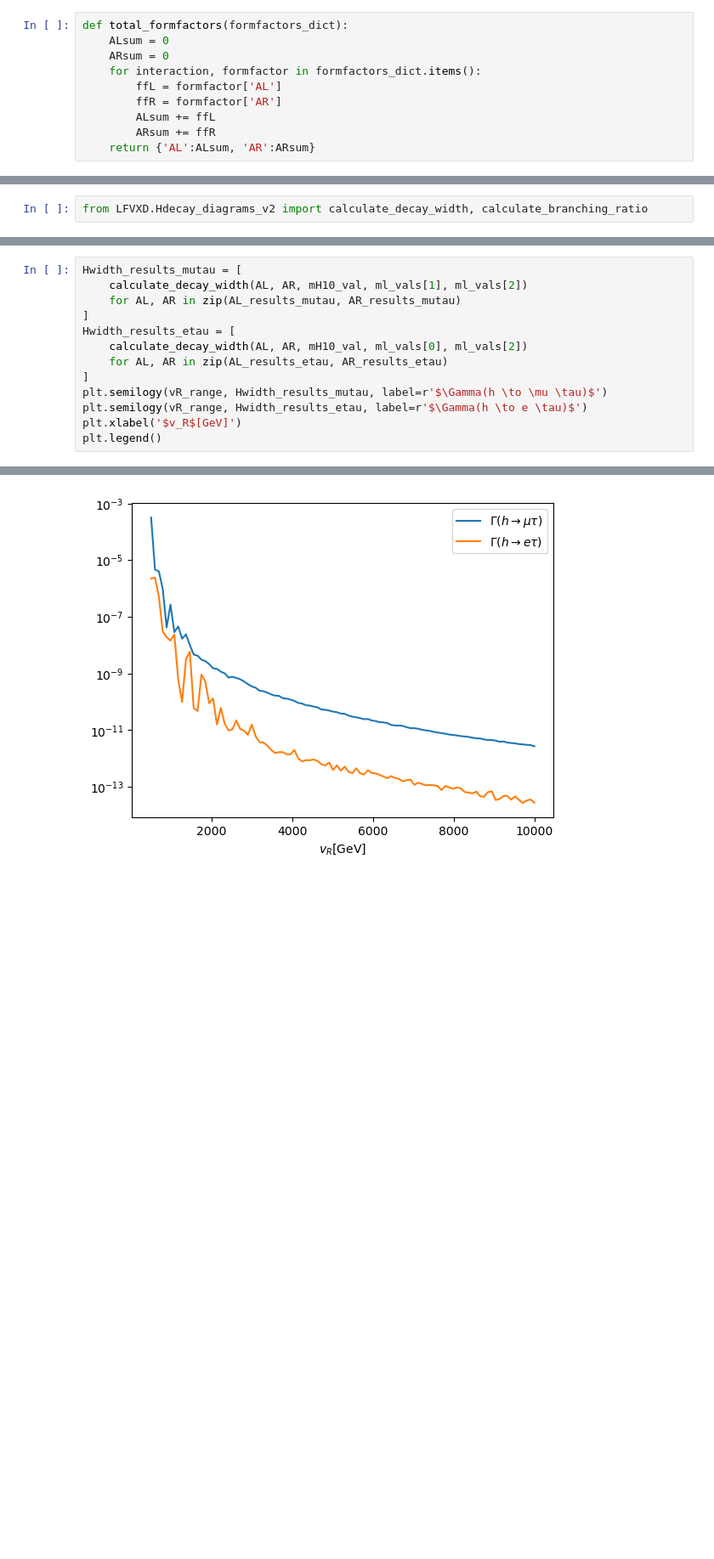
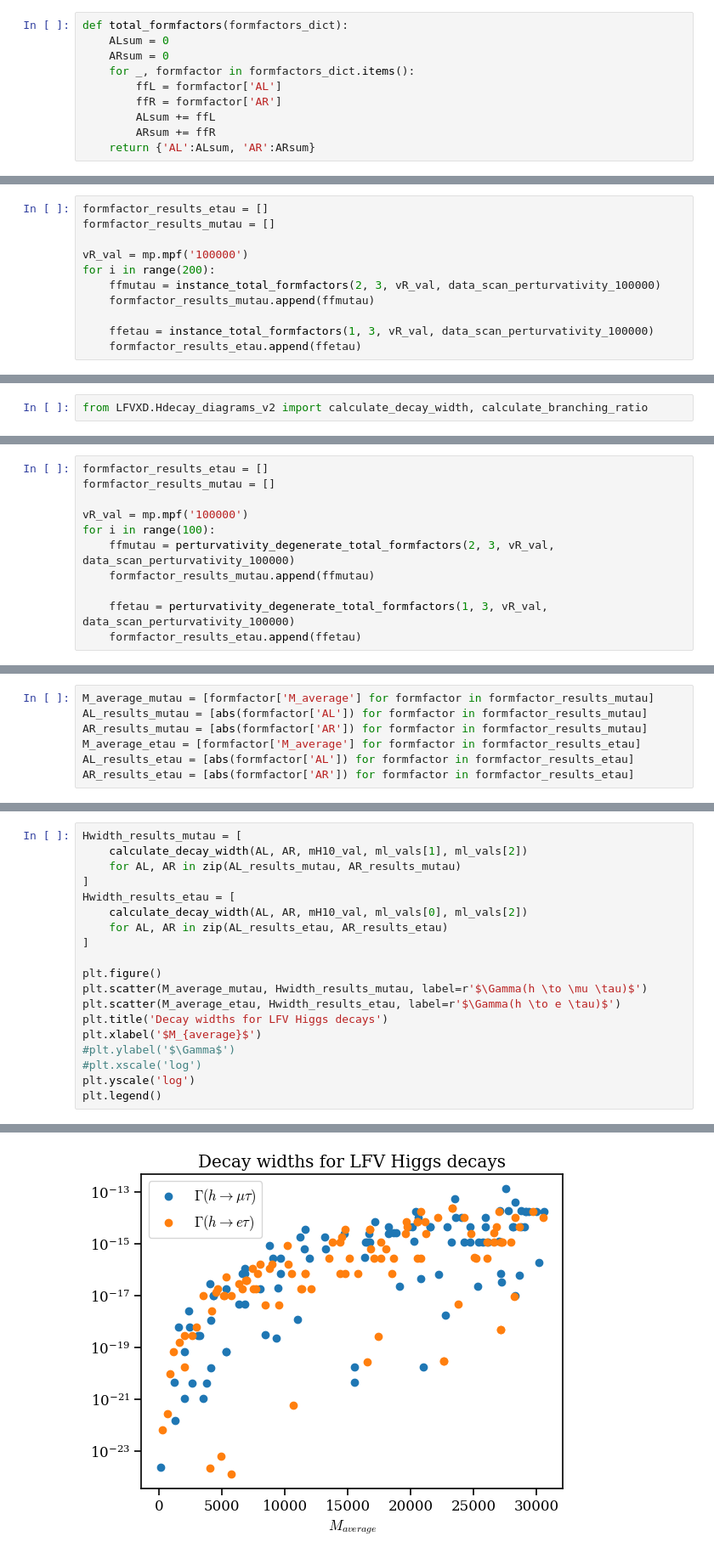
Before and after one commit to moiseszeleny/LRSM-with-Spheno, a Jupyter notebook: sympy_calculations/LFV decays DLRSM/plot_lfvhd.ipynb, the cells around one changed output, grey strips where cells are left out. Shown at 85% size. Drawn from its saved outputs; the diff is of its cells as text; blank space fills up the shorter version.

```diff
--- a/sympy_calculations/LFV decays DLRSM/plot_lfvhd.ipynb
+++ b/sympy_calculations/LFV decays DLRSM/plot_lfvhd.ipynb
@@ -131,7 +203,7 @@ AR = (0.0 + 0.0j)
 def total_formfactors(formfactors_dict):
     ALsum = 0
     ARsum = 0
-    for interaction, formfactor in formfactors_dict.items():
+    for _, formfactor in formfactors_dict.items():
         ffL = formfactor['AL']
         ffR = formfactor['AR']
         ALsum += ffL
@@ -165,0 +281,11 @@ for vR_val in vR_range:
+# %%
+formfactor_results_etau = []
+formfactor_results_mutau = []
+
+vR_val = mp.mpf('100000')
+for i in range(200):
+    ffmutau = instance_total_formfactors(2, 3, vR_val, data_scan_perturvativity_100000)
+    formfactor_results_mutau.append(ffmutau)
+
+    ffetau = instance_total_formfactors(1, 3, vR_val, data_scan_perturvativity_100000)
+    formfactor_results_etau.append(ffetau)
@@ -184,0 +653,11 @@ from LFVXD.Hdecay_diagrams_v2 import calculate_decay_width, calculate_branching_
+# %%
+formfactor_results_etau = []
+formfactor_results_mutau = []
+
+vR_val = mp.mpf('100000')
+for i in range(100):
+    ffmutau = perturvativity_degenerate_total_formfactors(2, 3, vR_val, data_scan_perturvativity_100000)
+    formfactor_results_mutau.append(ffmutau)
+
+    ffetau = perturvativity_degenerate_total_formfactors(1, 3, vR_val, data_scan_perturvativity_100000)
+    formfactor_results_etau.append(ffetau)
@@ -184,0 +682,7 @@ from LFVXD.Hdecay_diagrams_v2 import calculate_decay_width, calculate_branching_
+# %%
+M_average_mutau = [formfactor['M_average'] for formfactor in formfactor_results_mutau]
+AL_results_mutau = [abs(formfactor['AL']) for formfactor in formfactor_results_mutau]
+AR_results_mutau = [abs(formfactor['AR']) for formfactor in formfactor_results_mutau]
+M_average_etau = [formfactor['M_average'] for formfactor in formfactor_results_etau]
+AL_results_etau = [abs(formfactor['AL']) for formfactor in formfactor_results_etau]
+AR_results_etau = [abs(formfactor['AR']) for formfactor in formfactor_results_etau]
@@ -185,16 +701,22 @@ from LFVXD.Hdecay_diagrams_v2 import calculate_decay_width, calculate_branching_
 # %%
 Hwidth_results_mutau = [
     calculate_decay_width(AL, AR, mH10_val, ml_vals[1], ml_vals[2])
     for AL, AR in zip(AL_results_mutau, AR_results_mutau)
 ]
 Hwidth_results_etau = [
     calculate_decay_width(AL, AR, mH10_val, ml_vals[0], ml_vals[2])
     for AL, AR in zip(AL_results_etau, AR_results_etau)
 ]
-plt.semilogy(vR_range, Hwidth_results_mutau, label=r'$\Gamma(h \to \mu \tau)$')
-plt.semilogy(vR_range, Hwidth_results_etau, label=r'$\Gamma(h \to e \tau)$')
-plt.xlabel('$v_R$[GeV]')
+
+plt.figure()
+plt.scatter(M_average_mutau, Hwidth_results_mutau, label=r'$\Gamma(h \to \mu \tau)$')
+plt.scatter(M_average_etau, Hwidth_results_etau, label=r'$\Gamma(h \to e \tau)$')
+plt.title('Decay widths for LFV Higgs decays')
+plt.xlabel('$M_{average}$')
+#plt.ylabel('$\Gamma$')
+#plt.xscale('log')
+plt.yscale('log')
 plt.legend()
 # %% [output]
 <matplotlib.legend.Legend at 0x...>
-[figure, old version]
+[figure, new version]
```
Also changed, not shown: parts of 36 cells of this notebook, 40 other files.
